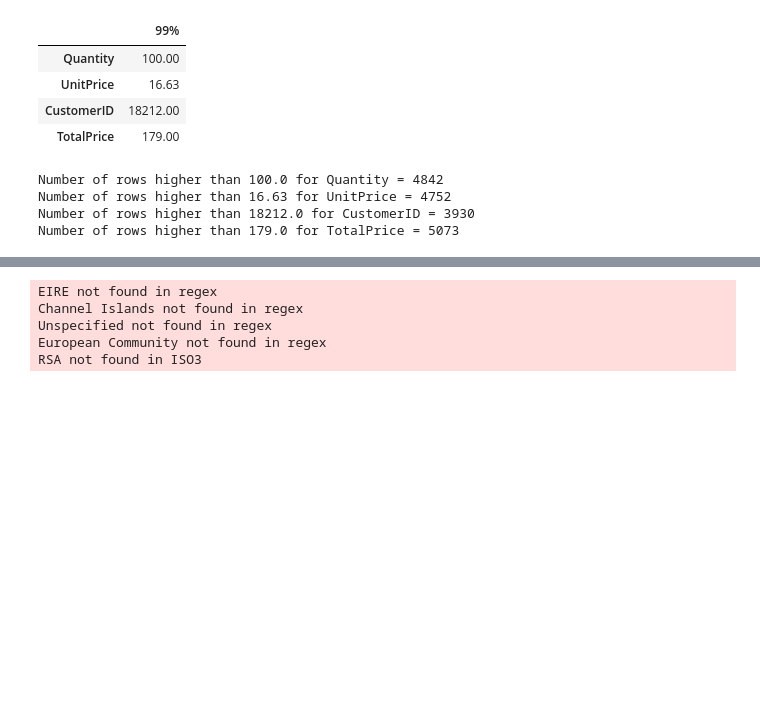
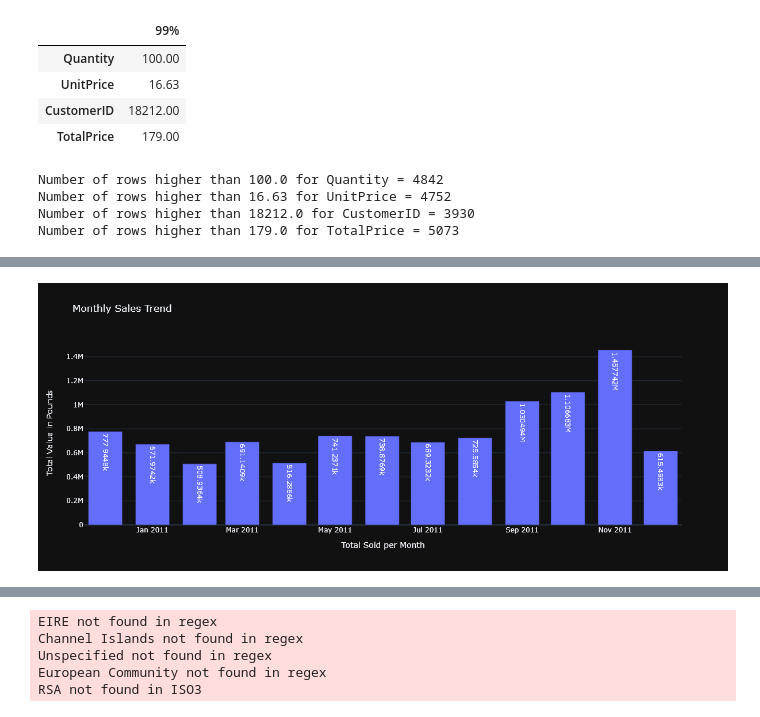
Before and after one commit to lkbaldridge/Online-Sales-Analytics---From-EDA-to-Customer-Segmentation-Product-Clustering, a Jupyter notebook: 2. data analysis and visualization.ipynb, the cells around one changed output, grey strips where cells are left out. Cells and saved outputs as stored; diff of their text form; code cells hidden in the pictures; blank space fills up the shorter version.

```diff
--- a/2. data analysis and visualization.ipynb
+++ b/2. data analysis and visualization.ipynb
@@ -221,4 +221,16 @@ monthly_totals['InvoiceMonth'].to_list()
 hourly_totals = df[['InvoiceHour', 'TotalPrice']].groupby('InvoiceHour').sum()
 hourly_totals = hourly_totals.reset_index()
 hourly_totals['InvoiceHour'] = hourly_totals['InvoiceHour'].astype(str)
+# %%
+fig = go.Figure()
+fig.add_trace(go.Bar(x = monthly_totals['InvoiceMonth'], y=np.array(monthly_totals['TotalPrice']), texttemplate='%{y}'))
+fig.update_xaxes(title_text='Total Sold per Month')
+fig.update_yaxes(title_text='Total Value in Pounds')
+fig.update_layout(title = 'Monthly Sales Trend',xaxis=dict(tickmode='array', dtick = 1), height = 500, width = 1200)
+#fig.show()
+pio.write_image(fig, 'monthly.png')
+
+Image('monthly.png')
+# %% [output]
+[figure, added]
 # %%
```
Also changed, not shown: parts of 9 cells of this notebook, 13 other files.
